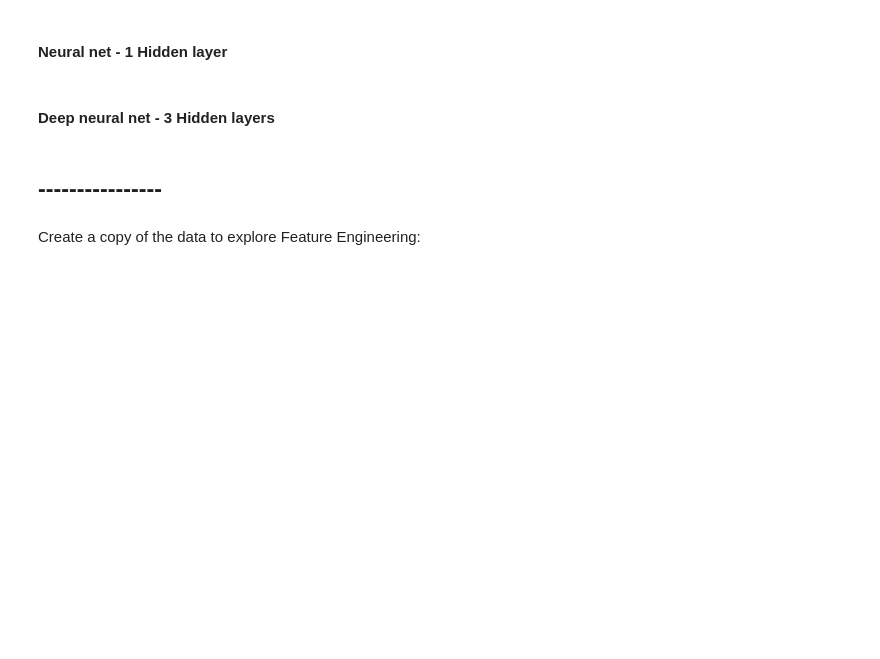
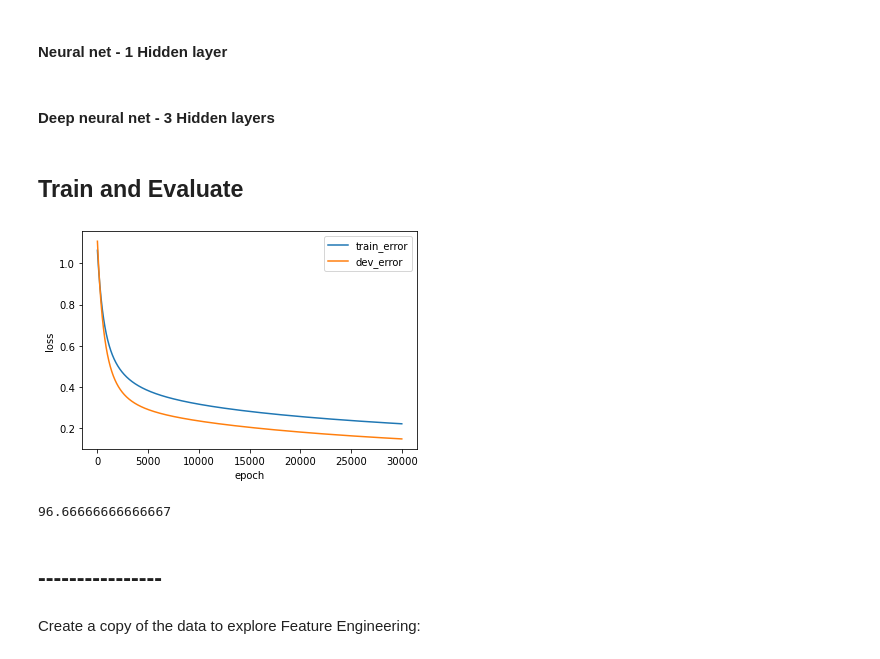
Before and after one commit to OmerHefets/basic_dl_projects, a Jupyter notebook: Iris dataset.ipynb, the cells around one changed output. Drawn from its saved outputs; the diff is of its cells as text; code cells hidden in the pictures; blank space fills up the shorter version.

Commit message:
defined logistic regression model

```diff
--- a/Iris dataset.ipynb
+++ b/Iris dataset.ipynb
@@ -203,9 +204,9 @@ class IrisData(Dataset):
         self.X = torch.as_tensor(X.values, dtype=torch.float, device=self.device)
 
         # Turn y to one-hot encoding and to a tensor
-        one_hot_encoder = OneHotEncoder(sparse=False)
-        y_1hot = one_hot_encoder.fit_transform(y)
-        self.y = torch.as_tensor(y_1hot, dtype=torch.float, device=self.device)
+        # one_hot_encoder = OneHotEncoder(sparse=False)
+        # y_1hot = one_hot_encoder.fit_transform(y)
+        self.y = torch.as_tensor(y.values, dtype=torch.long, device=self.device).flatten()
 
         self.m = self.X.shape[0]
 
@@ -278,7 +275,26 @@ test_dataset_torch.set_input(X_test_scaled)
 ## Define the models
 # %% [markdown]
 #### Logistic Regression
+# %%
+class MulticlassLogisticRegression(torch.nn.Module):
+    def __init__(self, inputSize, outputSize):
+        super(MulticlassLogisticRegression, self).__init__()
+        self.linear = torch.nn.Linear(inputSize, outputSize)
+
+        self.loss_function = torch.nn.CrossEntropyLoss()
+        self.training_loss = []
+        self.validation_loss = []
+
+    def forward(self, x):
+        out = self.linear(x)
+        return out
+
+    def reset_loss_values(self):
+        self.training_loss = []
+        self.validation_loss = []
 # %% [markdown]
 #### Neural net - 1 Hidden layer
 # %% [markdown]
 #### Deep neural net - 3 Hidden layers
+# %% [markdown]
+## Train and Evaluate
@@ -285,3 +369,25 @@ test_dataset_torch.set_input(X_test_scaled)
+# %%
+epochs = 30000
+# %%
+logistic_model_sgd = MulticlassLogisticRegression(train_dataset_torch.X.shape[1], 3) # in,out shape
+
+learning_rate = 1e-3
+# %%
+train_model(train_dataset=train_dataset_torch,
+            dev_dataset=dev_dataset_torch,
+            model=logistic_model_sgd,
+            defined_optimizer="sgd",
+            loss_function=logistic_model_sgd.loss_function,
+            epochs=epochs,
+            lr=learning_rate,
+            print_loss_values=False,
+            print_loss_graph=True)
+# %% [output]
+[figure, added]
+# %%
+calculate_accuracy(model=logistic_model_sgd, data=dev_dataset_torch.X, labels=dev_dataset_torch.y)
+# %% [output]
+96.66666666666667
 # %% [markdown]
 ## ----------------
 # %% [markdown]
```
Also changed, not shown: parts of 4 cells of this notebook, 1 other file.
